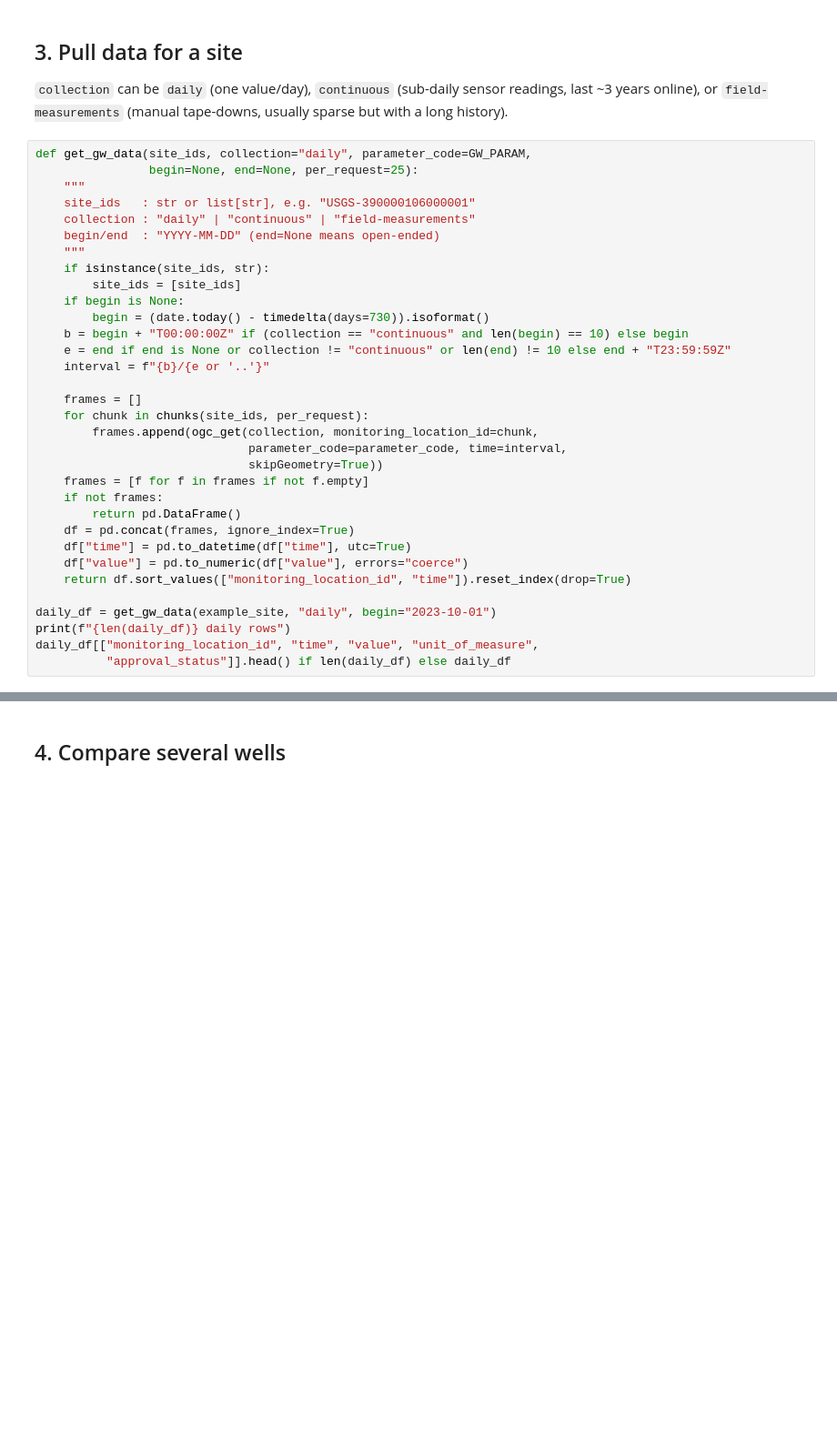
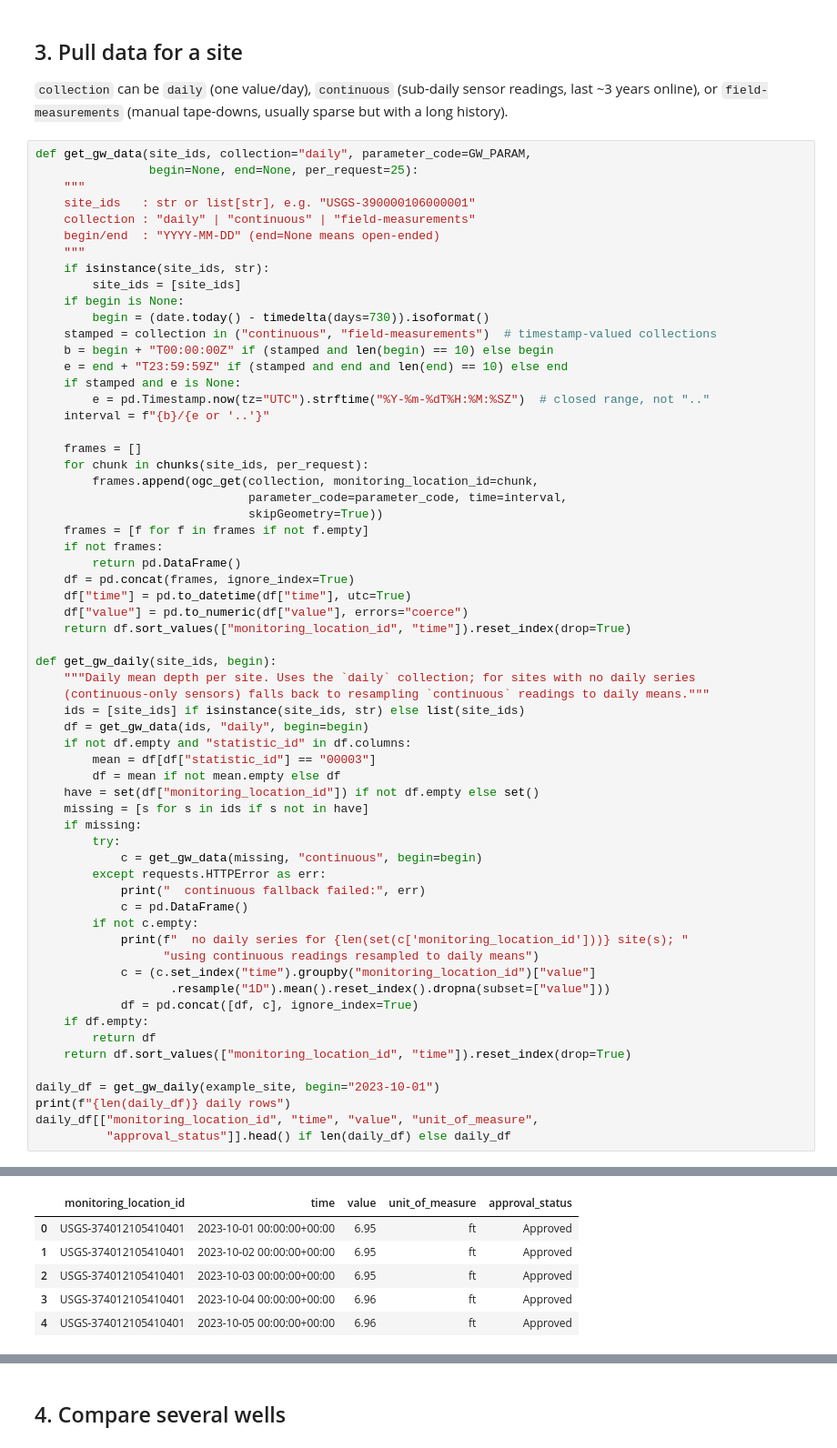
Before and after one commit to lillian-hanson/gpgn438-design-drought-analysis, a Jupyter notebook: inital_data_exploration/co_groundwater.ipynb, the cells around one changed output, grey strips where cells are left out. Shown at 91% size. Saved outputs shown, nothing was run; the diff lists cells and outputs as text; blank space fills up the shorter version.

```diff
--- a/inital_data_exploration/co_groundwater.ipynb
+++ b/inital_data_exploration/co_groundwater.ipynb
@@ -132,8 +322,11 @@ def get_gw_data(site_ids, collection="daily", parameter_code=GW_PARAM,
         site_ids = [site_ids]
     if begin is None:
         begin = (date.today() - timedelta(days=730)).isoformat()
-    b = begin + "T00:00:00Z" if (collection == "continuous" and len(begin) == 10) else begin
-    e = end if end is None or collection != "continuous" or len(end) != 10 else end + "T23:59:59Z"
+    stamped = collection in ("continuous", "field-measurements")  # timestamp-valued collections
+    b = begin + "T00:00:00Z" if (stamped and len(begin) == 10) else begin
+    e = end + "T23:59:59Z" if (stamped and end and len(end) == 10) else end
+    if stamped and e is None:
+        e = pd.Timestamp.now(tz="UTC").strftime("%Y-%m-%dT%H:%M:%SZ")  # closed range, not ".."
     interval = f"{b}/{e or '..'}"
 
     frames = []
@@ -149,7 +342,34 @@ def get_gw_data(site_ids, collection="daily", parameter_code=GW_PARAM,
     df["value"] = pd.to_numeric(df["value"], errors="coerce")
     return df.sort_values(["monitoring_location_id", "time"]).reset_index(drop=True)
 
-daily_df = get_gw_data(example_site, "daily", begin="2023-10-01")
+def get_gw_daily(site_ids, begin):
+    """Daily mean depth per site. Uses the `daily` collection; for sites with no daily series
+    (continuous-only sensors) falls back to resampling `continuous` readings to daily means."""
+    ids = [site_ids] if isinstance(site_ids, str) else list(site_ids)
+    df = get_gw_data(ids, "daily", begin=begin)
+    if not df.empty and "statistic_id" in df.columns:
+        mean = df[df["statistic_id"] == "00003"]
+        df = mean if not mean.empty else df
+    have = set(df["monitoring_location_id"]) if not df.empty else set()
+    missing = [s for s in ids if s not in have]
+    if missing:
+        try:
+            c = get_gw_data(missing, "continuous", begin=begin)
+        except requests.HTTPError as err:
+            print("  continuous fallback failed:", err)
+            c = pd.DataFrame()
+        if not c.empty:
+            print(f"  no daily series for {len(set(c['monitoring_location_id']))} site(s); "
+                  "using continuous readings resampled to daily means")
+            c = (c.set_index("time").groupby("monitoring_location_id")["value"]
+                   .resample("1D").mean().reset_index().dropna(subset=["value"]))
+            df = pd.concat([df, c], ignore_index=True)
+    if df.empty:
+        return df
+    return df.sort_values(["monitoring_location_id", "time"]).reset_index(drop=True)
+
+daily_df = get_gw_daily(example_site, begin="2023-10-01")
 print(f"{len(daily_df)} daily rows")
 daily_df[["monitoring_location_id", "time", "value", "unit_of_measure",
           "approval_status"]].head() if len(daily_df) else daily_df
+# %% [output]
@@ -156,3 +377,9 @@ daily_df[["monitoring_location_id", "time", "value", "unit_of_measure",
+|  | monitoring_location_id | time | value | unit_of_measure | approval_status |
+| 0 | USGS-374012105410401 | 2023-10-01 00:00:00+00:00 | 6.95 | ft | Approved |
+| 1 | USGS-374012105410401 | 2023-10-02 00:00:00+00:00 | 6.95 | ft | Approved |
+| 2 | USGS-374012105410401 | 2023-10-03 00:00:00+00:00 | 6.95 | ft | Approved |
+| 3 | USGS-374012105410401 | 2023-10-04 00:00:00+00:00 | 6.96 | ft | Approved |
+| 4 | USGS-374012105410401 | 2023-10-05 00:00:00+00:00 | 6.96 | ft | Approved |
 # %%
 # Depth to water: invert y-axis so a falling water table plots downward
 if daily_df.empty:
```
Also changed, not shown: parts of 15 cells of this notebook, 13 other files.
